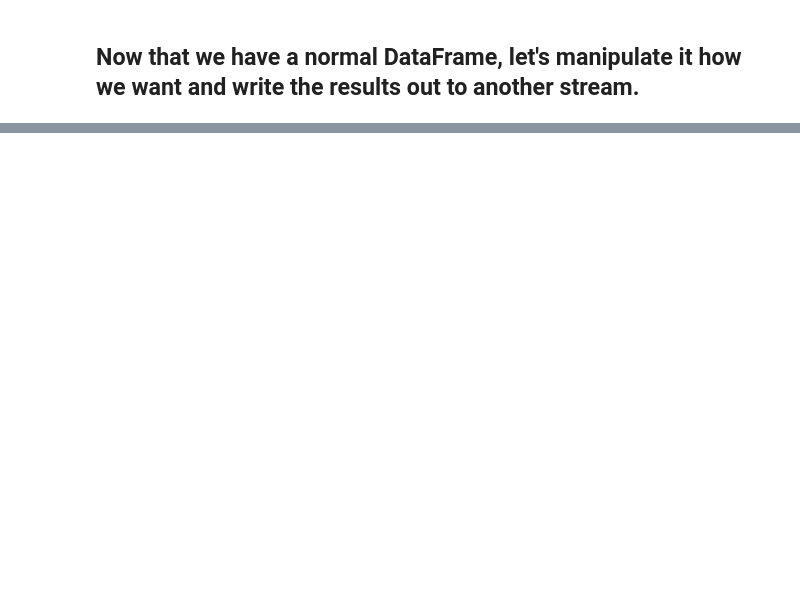
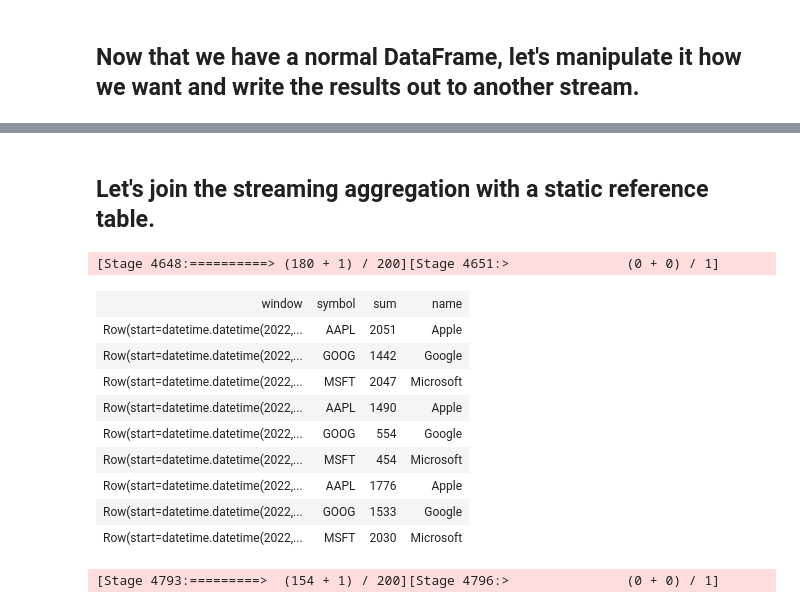
Before and after one commit to roitraining/kafka, a Jupyter notebook: ch02_spark_streaming/Spark-Streaming.ipynb, the cells around one changed output, grey strips where cells are left out. Cells and saved outputs as stored; diff of their text form; code cells hidden in the pictures; blank space fills up the shorter version.

```diff
--- a/ch02_spark_streaming/Spark-Streaming.ipynb
+++ b/ch02_spark_streaming/Spark-Streaming.ipynb
@@ -349,0 +415,32 @@ e7a1402b-f0b1-42d2-b6d0-a36d7f74d978
+# %% [markdown]
+## Let's join the streaming aggregation with a static reference table.
+# %%
+x = sc.parallelize([('AAPL', 'Apple'), ('MSFT', 'Microsoft'), ('GOOG','Google')])
+stocks = spark.createDataFrame(x, 'symbol:string, name:string')
+stocks.createOrReplaceTempView('stocks')
+fixed_window.createOrReplaceTempView('trades')
+
+joined_aggregate = spark.sql("""
+SELECT t.*, s.name
+FROM trades as t
+JOIN stocks as s on t.symbol = s.symbol
+""")
+
+debug8 = write_memory(joined_aggregate, 'debug8')
+# %% [output]
+[Stage 4648:==========> (180 + 1) / 200][Stage 4651:>               (0 + 0) / 1]
+# %%
+%%sparksql
+select * from debug8 order by window desc, symbol limit 9
+# %% [output]
+| window | symbol | sum | name |
+| Row(start=datetime.datetime(2022,... | AAPL | 2051 | Apple |
+| Row(start=datetime.datetime(2022,... | GOOG | 1442 | Google |
+| Row(start=datetime.datetime(2022,... | MSFT | 2047 | Microsoft |
+| Row(start=datetime.datetime(2022,... | AAPL | 1490 | Apple |
+| Row(start=datetime.datetime(2022,... | GOOG | 554 | Google |
+| Row(start=datetime.datetime(2022,... | MSFT | 454 | Microsoft |
+| Row(start=datetime.datetime(2022,... | AAPL | 1776 | Apple |
+| Row(start=datetime.datetime(2022,... | GOOG | 1533 | Google |
+| Row(start=datetime.datetime(2022,... | MSFT | 2030 | Microsoft |
+[Stage 4793:=========>  (154 + 1) / 200][Stage 4796:>               (0 + 0) / 1]
```
Also changed, not shown: parts of 18 cells of this notebook, 2 other files.
